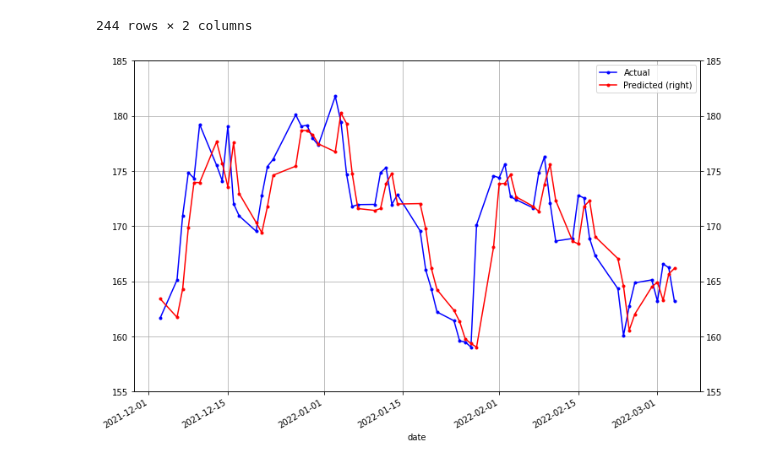
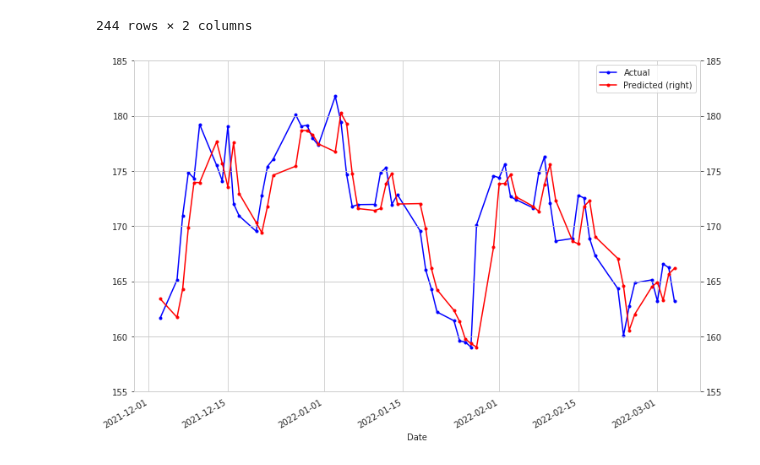
Before and after one commit to RobinsonCW/StockPriceForecasting, a Jupyter notebook: src/objectives/research_paper/AAPL/univariate/univariate_time_series.ipynb, the cells around one changed output. Drawn from its saved outputs; the diff is of its cells as text; code cells hidden in the pictures.

```diff
--- a/src/objectives/research_paper/AAPL/univariate/univariate_time_series.ipynb
+++ b/src/objectives/research_paper/AAPL/univariate/univariate_time_series.ipynb
@@ -64,6 +64,9 @@ mpl.rcParams['axes.grid'] = False
 
 np.random.seed(42)
 tf.random.set_seed(42)
+# %%
+# plt.rcParams['figure.dpi'] = 400
+sns.set_style('whitegrid')
 # %%
 gpu_devices = tf.config.experimental.list_physical_devices('GPU')
 if gpu_devices:
@@ -99,7 +101,7 @@ lstm_units = 63
 # %% [markdown]
 ## Load Data
 # %%
-csv_path = "/app/StockPricePredictions/data/alphavantage/time_series_daily_adjusted/AAPL_WITH_BENZINGA_FINBERT_SA.csv"
+csv_path = "/app/StockPricePredictions/data/alphavantage/time_series_daily_adjusted/AAPL/AAPL_WITH_BENZINGA_FINBERT_SA.csv"
 # %% [markdown]
 ...
 # %%
@@ -867,19 +875,19 @@ df_comparison
 # %%
 plt.figure(figsize=(12,8))
 
 ax1 = df_comparison["5. adjusted close"][-63:].plot(color='blue', grid=True, secondary_y=False, label='Actual', marker='.')
 ax2 = df_comparison["preds"][-63:].plot(color='red', grid=True, secondary_y=True, label='Predicted', marker='.')
 
 a, b = 155, 185
 
 ax1.set_ylim(a,b)
 ax2.set_ylim(a,b)
 
 h1, l1 = ax1.get_legend_handles_labels()
 h2, l2 = ax2.get_legend_handles_labels()
 
-# plt.xlabel('Apple\'s Stock Price')
+ax1.set_xlabel("Date")
 plt.legend(h1+h2, l1+l2, loc=1)
 plt.show()
 # %% [output]
-[figure, old version]
+[figure, new version]
```
Also changed, not shown: parts of 20 cells of this notebook, 3 other files.
